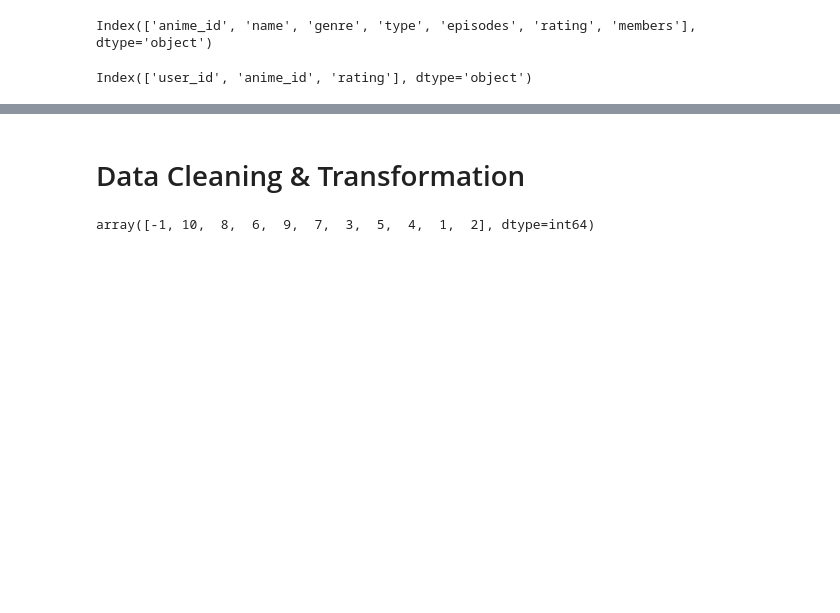
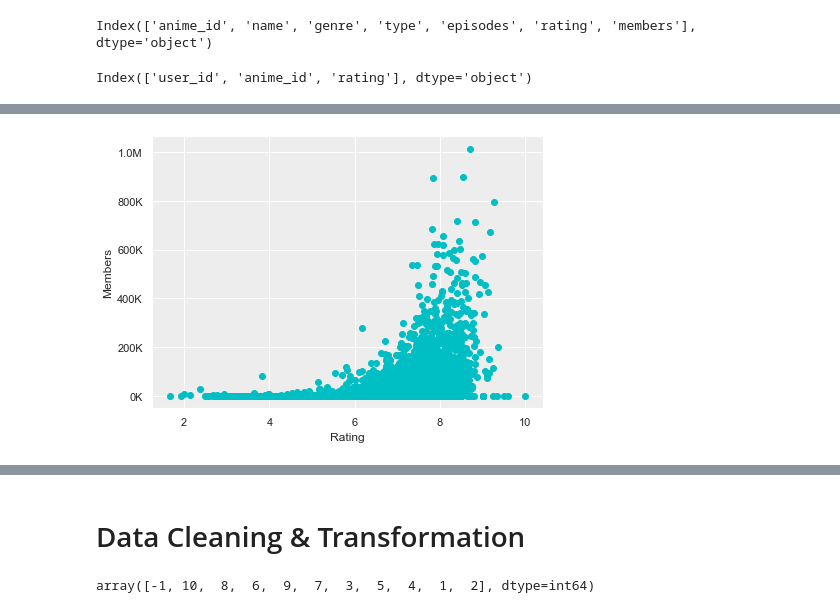
Before and after one commit to Ferdostto/Jupyter_Notebook_Test, a Jupyter notebook: BA Anime Recommendation Engine.ipynb, the cells around one changed output, grey strips where cells are left out. Cells and saved outputs as stored; diff of their text form; code cells hidden in the pictures; blank space fills up the shorter version.

```diff
--- a/BA Anime Recommendation Engine.ipynb
+++ b/BA Anime Recommendation Engine.ipynb
@@ -75,0 +126,12 @@ sns.boxplot(anime.members, color = 'blue').set(xlabel= 'Ratings')
+# %%
+fig, ax = plt.subplots(figsize = (7,5))
+
+plt.scatter(anime.rating, anime.members)
+ax.yaxis.set_major_formatter(format_number)
+plt.xlabel('Rating')
+plt.ylabel('Members')
+
+
+plt.savefig('Rating_vs_Members', dpi = 300)
+# %% [output]
+[figure, added]
```
Also changed, not shown: parts of 15 cells of this notebook, 8 other files.
